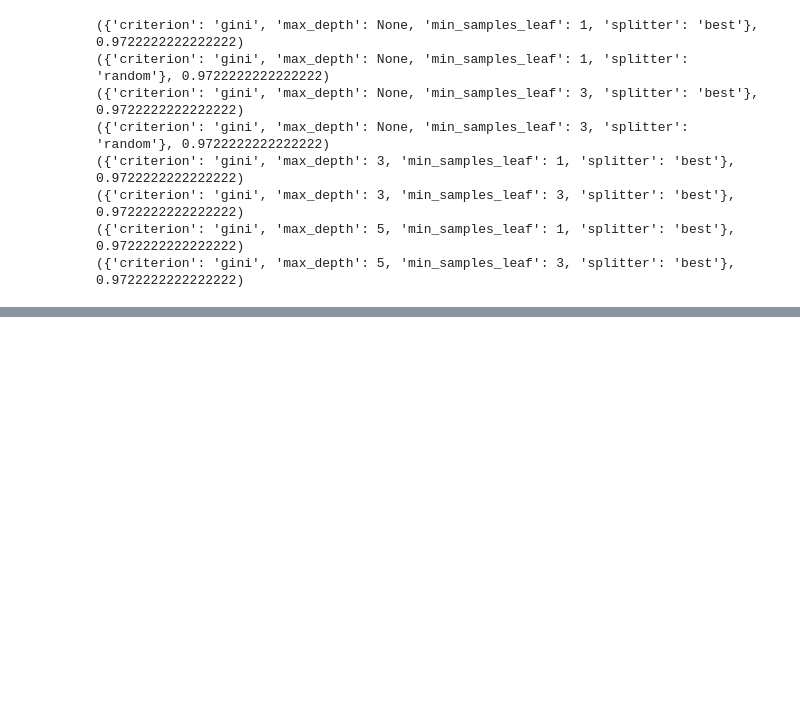
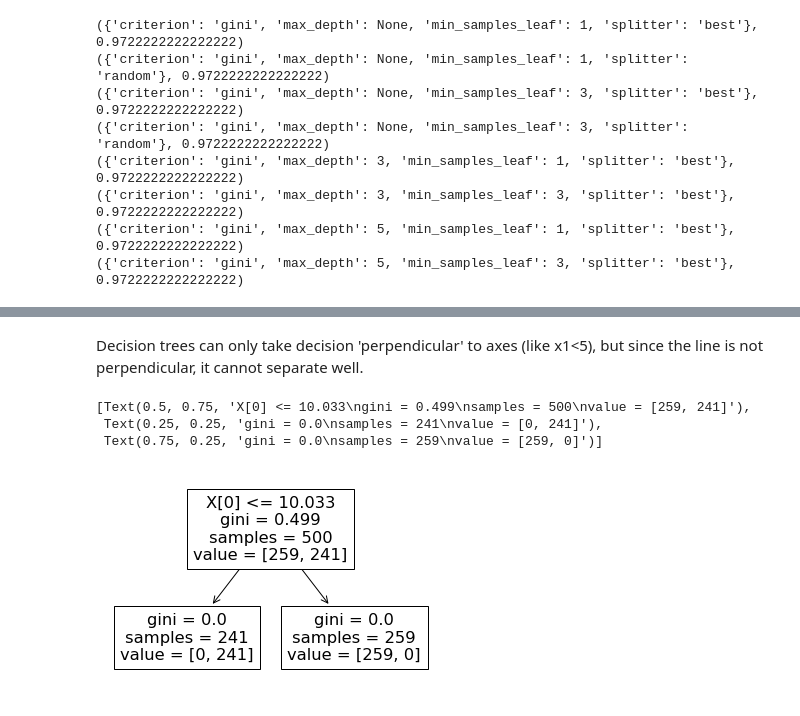
Before and after one commit to notlosca/data-science-lab, a Jupyter notebook: laboratories/lab_06/lab_06.ipynb, the cells around one changed output, grey strips where cells are left out. Saved outputs shown, nothing was run; the diff lists cells and outputs as text; code cells hidden in the pictures; blank space fills up the shorter version.

```diff
--- a/laboratories/lab_06/lab_06.ipynb
+++ b/laboratories/lab_06/lab_06.ipynb
@@ -352,0 +426,12 @@ array([0.        , 0.        , 0.        , 0.06425378, 0.03338996,
+# %% [markdown]
+Decision trees can only take decision 'perpendicular' to axes (like x1<5), but since the line is not perpendicular, it cannot separate well.
+# %%
+X_ = (X['x0'] + X['x1']).values.reshape(-1,1) #-1 to infer first dimension (number of rows)
+clf_ = DecisionTreeClassifier().fit(X_, y)
+fig,ax = plt.subplots()
+plot_tree(clf_, ax=ax)
+# %% [output]
+[Text(0.5, 0.75, 'X[0] <= 10.033\ngini = 0.499\nsamples = 500\nvalue = [259, 241]'),
+ Text(0.25, 0.25, 'gini = 0.0\nsamples = 241\nvalue = [0, 241]'),
+ Text(0.75, 0.25, 'gini = 0.0\nsamples = 259\nvalue = [259, 0]')]
+[figure, added]
```
Also changed, not shown: parts of 30 cells of this notebook, 2 other files.
